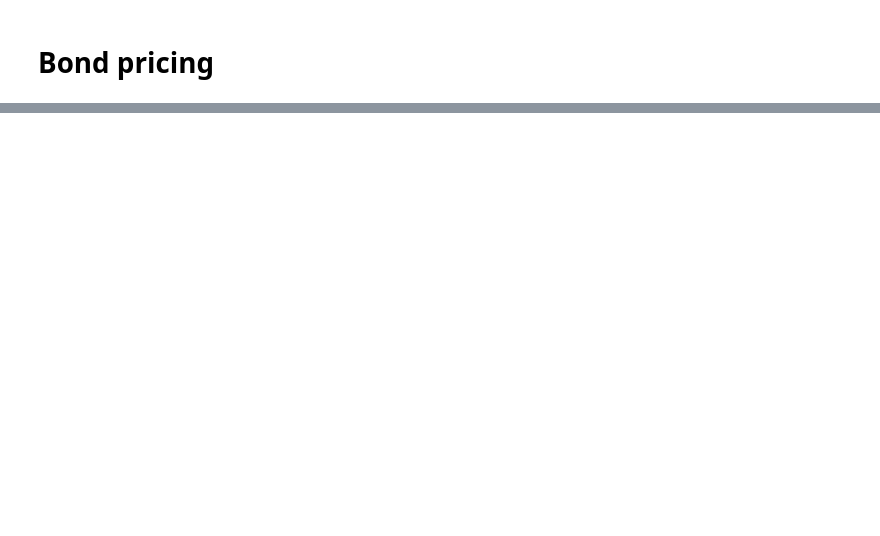
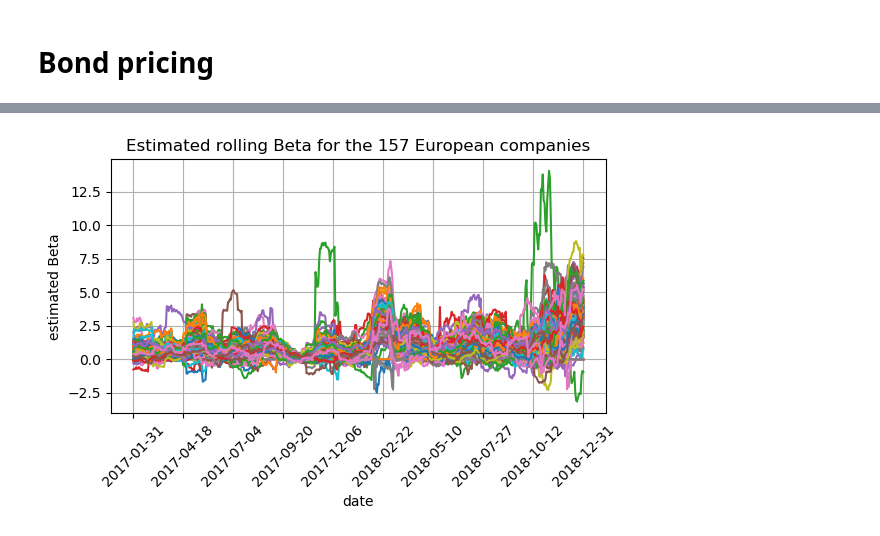
Before and after one commit to ag4015/Signal-Processing-and-Machine-Learning-for-Finance, a Jupyter notebook: Financial Signal Processing Coursework.ipynb, the cells around one changed output, grey strips where cells are left out. Drawn from its saved outputs; the diff is of its cells as text; code cells hidden in the pictures; blank space fills up the shorter version.

```diff
--- a/Financial Signal Processing Coursework.ipynb
+++ b/Financial Signal Processing Coursework.ipynb
@@ -586,0 +629,13 @@ payment = \frac{1}{4}\times (e^{0.12}-10000)
+# %%
+plt.figure(dpi=100)
+plt.title('Estimated rolling Beta for the 157 European companies')
+plt.xlabel('date')
+plt.ylabel('estimated Beta')
+plt.grid()
+betas = df['ret'].rolling(22).cov(avg_returns).dropna()/np.var(avg_returns)
+plt.plot(betas.index, betas)
+plt.xticks([betas.index[i] for i in np.linspace(0,len(betas.index)-1, 10).astype(int)],rotation=45)
+plt.tight_layout()
+plt.show()
+# %% [output]
+[figure, added]
```
Also changed, not shown: parts of 35 cells of this notebook.
